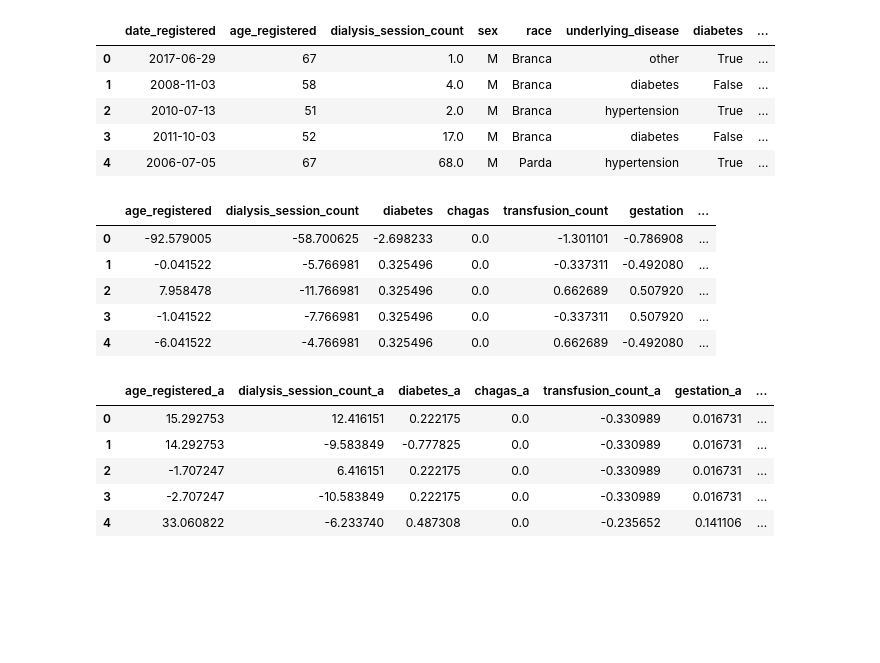
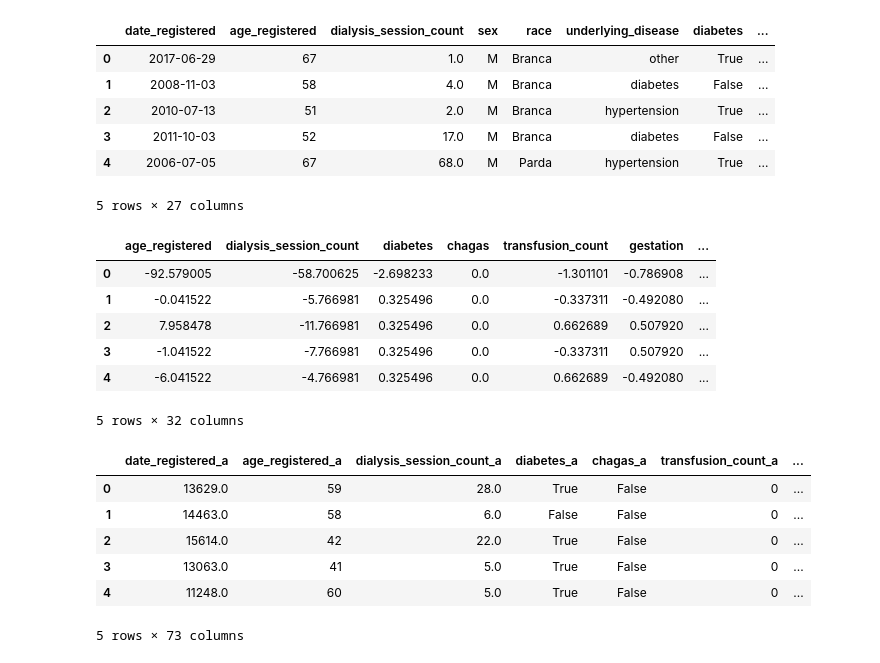
Before and after one commit to fmromeiro/mo810-kidney-waitlist, a Jupyter notebook: fairness.ipynb, the cells around one changed output. Drawn from its saved outputs; the diff is of its cells as text; code cells hidden in the pictures; blank space fills up the shorter version.

```diff
--- a/fairness.ipynb
+++ b/fairness.ipynb
@@ -1,12 +1,6 @@
 # %%
 import random
-from joblib import dump, load
-
 import pandas as pd
-pd.set_option('display.max_columns', None)
-pd.set_option('display.max_rows', None)
-
-import numpy as np
 
 random.seed(1729)
 # %%
@@ -19,11 +13,13 @@ df.head()
 | 2 | 2010-07-13 | 51 | 2.0 | M | Branca | hypertension | True | ... |
 | 3 | 2011-10-03 | 52 | 17.0 | M | Branca | diabetes | False | ... |
 | 4 | 2006-07-05 | 67 | 68.0 | M | Parda | hypertension | True | ... |
+5 rows × 27 columns
 # %%
 def clean(df: pd.DataFrame) -> pd.DataFrame:
     df_clean = df[df['event'] == 'transplanted'].copy()
     df_clean.drop(columns=['event'], inplace=True)
-    df_clean['date_registered'] = pd.to_datetime(df['date_registered']).astype(int) / (1e9 * 3600 * 24)
+    df_clean['date_registered'] = \
+        pd.to_datetime(df['date_registered']).astype(int) / (1e9 * 3600 * 24)
     df_clean['date_transplanted'] = \
         pd.to_datetime(df['date_registered']) + pd.to_timedelta(df_clean['days_waiting'], 'days')
     return df_clean
@@ -32,7 +28,7 @@ def clean(df: pd.DataFrame) -> pd.DataFrame:
 def onehot_encode(df: pd.DataFrame) -> pd.DataFrame:
     df_onehot = pd.get_dummies(
         df,
-        columns=[
+        columns=list(set([
             'sex',
             'race',
             'underlying_disease',
@@ -40,7 +36,7 @@ def onehot_encode(df: pd.DataFrame) -> pd.DataFrame:
             'dr_00',
             'b_00',
             'a_00'
-        ],
+        ]) & set(df.columns)),
         drop_first=True
     )
     df_onehot['race'] = df['race']
@@ -59,9 +55,10 @@ def train_test_split(df: pd.DataFrame) -> (pd.DataFrame, pd.DataFrame):
 from fairlearn.preprocessing import CorrelationRemover
 
 
-def remove_correlation(df: pd.DataFrame) -> pd.DataFrame:
+def remove_correlation(df: pd.DataFrame, *, correlation_remover = None) -> pd.DataFrame:
     sensitive_features = ['sex_M', 'race_Branca', 'race_Parda', 'race_Negra']
-    correlation_remover = CorrelationRemover(sensitive_feature_ids=sensitive_features)
+    if correlation_remover is None:
+        correlation_remover = CorrelationRemover(sensitive_feature_ids=sensitive_features)
     meta = ['race', 'sex', 'date_registered', 'date_transplanted']
     mesa = df.drop(columns=meta) # Vide Cheal, Joe. "What is the opposite of meta?." ANLP Acuity Vol 2 (2011).
     data = correlation_remover.fit_transform(mesa)
@@ -72,12 +69,26 @@ def remove_correlation(df: pd.DataFrame) -> pd.DataFrame:
             # df[sensitive_features] # Não faz sentido adicionar de volta, né?
         ],
         axis=1
+    ), correlation_remover
+
+
+def augment_df(df: pd.DataFrame) -> pd.DataFrame:
+    return df
+    sensitive_features = ['sex', 'race']
+    groups = df.groupby(sensitive_features)
+    big = groups.count().max().max()
+    return pd.concat(
+        [
+            pd.concat([data, data.sample(big - data.shape[0], replace=True, random_state=1729)])
+            for _, data in groups
+        ]
     )
 
 
 df_people = onehot_encode(clean(df))
 df_people_train, df_people_test = train_test_split(df_people)
-df_people_train_uncorrelated = remove_correlation(df_people_train)
+df_people_train_uncorrelated, remover = remove_correlation(augment_df(df_people_train))
+df_people_test_uncorrelated, _ = remove_correlation(df_people_test, correlation_remover=remover)
 df_people_train_uncorrelated.head()
 # %% [output]
 |  | age_registered | dialysis_session_count | diabetes | chagas | transfusion_count | gestation | ... |
@@ -86,35 +97,37 @@ df_people_train_uncorrelated.head()
 | 2 | 7.958478 | -11.766981 | 0.325496 | 0.0 | 0.662689 | 0.507920 | ... |
 | 3 | -1.041522 | -7.766981 | 0.325496 | 0.0 | -0.337311 | 0.507920 | ... |
 | 4 | -6.041522 | -4.766981 | 0.325496 | 0.0 | 0.662689 | -0.492080 | ... |
+5 rows × 32 columns
 # %%
-def sample_pairs(people: pd.DataFrame) -> pd.DataFrame:
+def sample_pairs(people: pd.DataFrame, n) -> pd.DataFrame:
     pairs = set()
-    while len(pairs) < 200000:
+    while len(pairs) < n:
         a = random.randint(1, people.shape[0] - 1)
         b = random.randint(max(0, a - 1000), a-1)
         pairs.add((a, b))
     a = [i for (i, _) in pairs]
     b = [i for (_, i) in pairs]
 
     df_a = people.iloc[a]
     df_a.columns = df_a.columns + '_a'
     df_b = people.iloc[b]
     df_b.columns = df_b.columns + '_b'
 
     df_a.index = df_b.index = range(len(pairs))
 
     df_pairs = pd.concat((df_a, df_b), axis=1)
     df_pairs['transplanted_first'] = \
         df_pairs['date_transplanted_a'] < df_pairs['date_transplanted_b']
     return df_pairs
 
 
-df_pairs = sample_pairs(df_people_train_uncorrelated)
+df_pairs = sample_pairs(df_people_train, 200000)
 df_pairs.head()
 # %% [output]
-|  | age_registered_a | dialysis_session_count_a | diabetes_a | chagas_a | transfusion_count_a | gestation_a | ... |
-| 0 | 15.292753 | 12.416151 | 0.222175 | 0.0 | -0.330989 | 0.016731 | ... |
-| 1 | 14.292753 | -9.583849 | -0.777825 | 0.0 | -0.330989 | 0.016731 | ... |
-| 2 | -1.707247 | 6.416151 | 0.222175 | 0.0 | -0.330989 | 0.016731 | ... |
-| 3 | -2.707247 | -10.583849 | 0.222175 | 0.0 | -0.330989 | 0.016731 | ... |
-| 4 | 33.060822 | -6.233740 | 0.487308 | 0.0 | -0.235652 | 0.141106 | ... |
+|  | date_registered_a | age_registered_a | dialysis_session_count_a | diabetes_a | chagas_a | transfusion_count_a | ... |
+| 0 | 13629.0 | 59 | 28.0 | True | False | 0 | ... |
+| 1 | 14463.0 | 58 | 6.0 | False | False | 0 | ... |
+| 2 | 15614.0 | 42 | 22.0 | True | False | 0 | ... |
+| 3 | 13063.0 | 41 | 5.0 | True | False | 0 | ... |
+| 4 | 11248.0 | 60 | 5.0 | True | False | 0 | ... |
+5 rows × 73 columns
```
Also changed, not shown: parts of 13 cells of this notebook.
